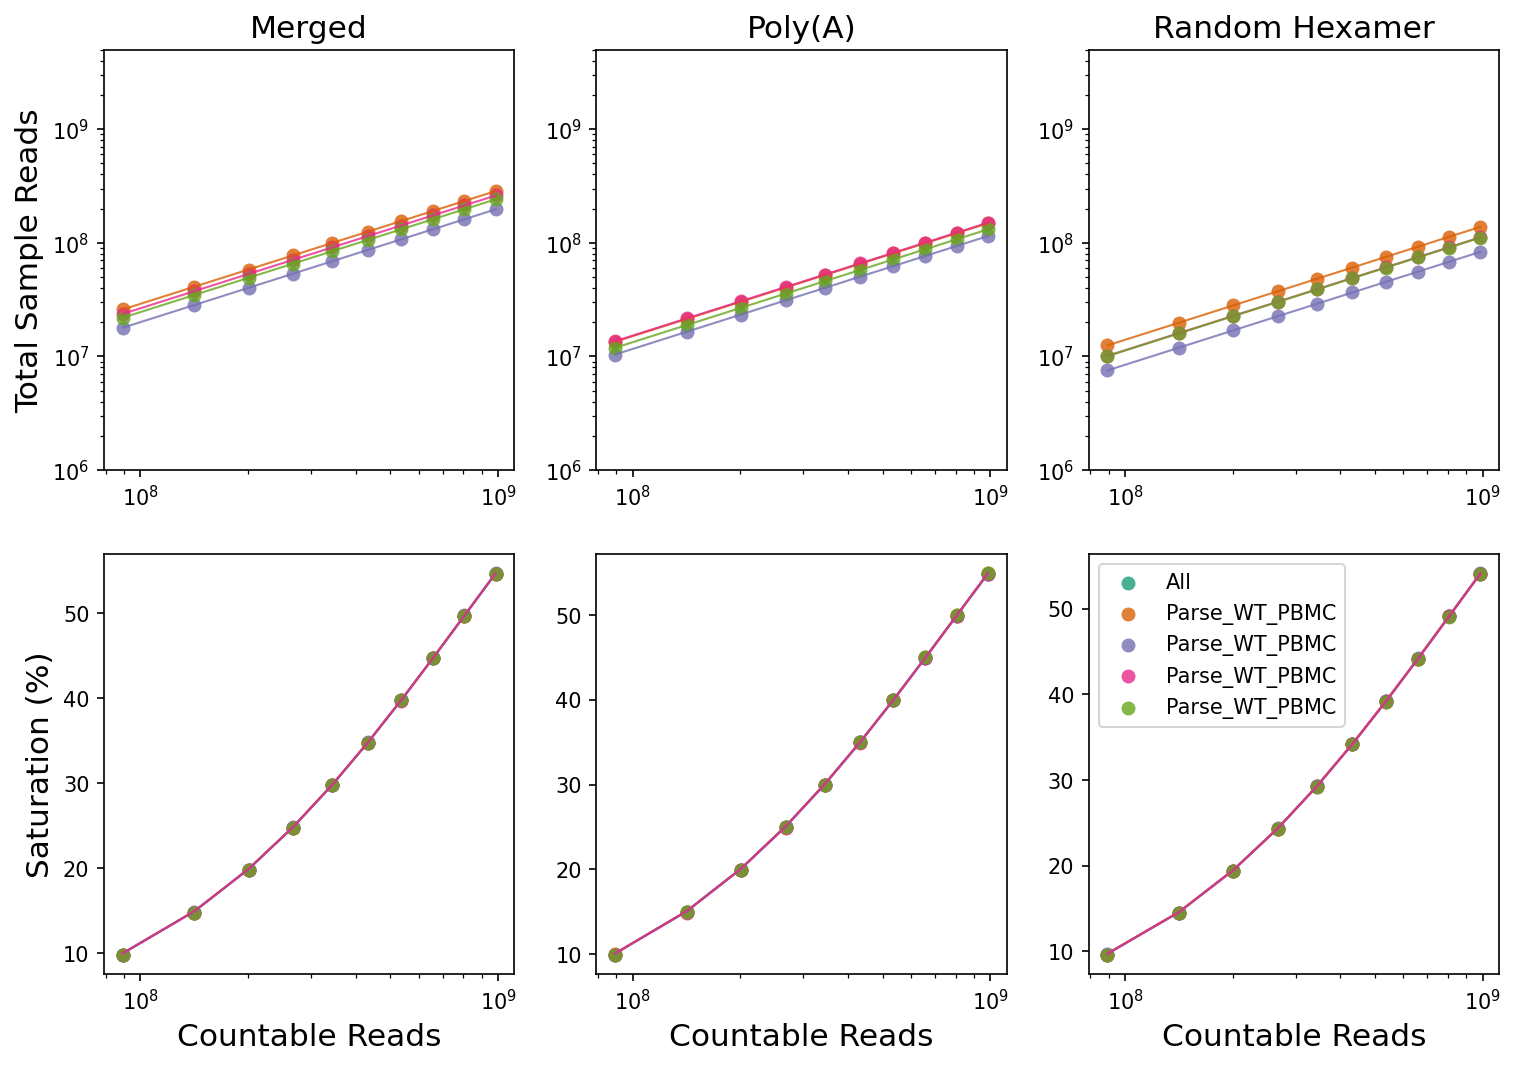
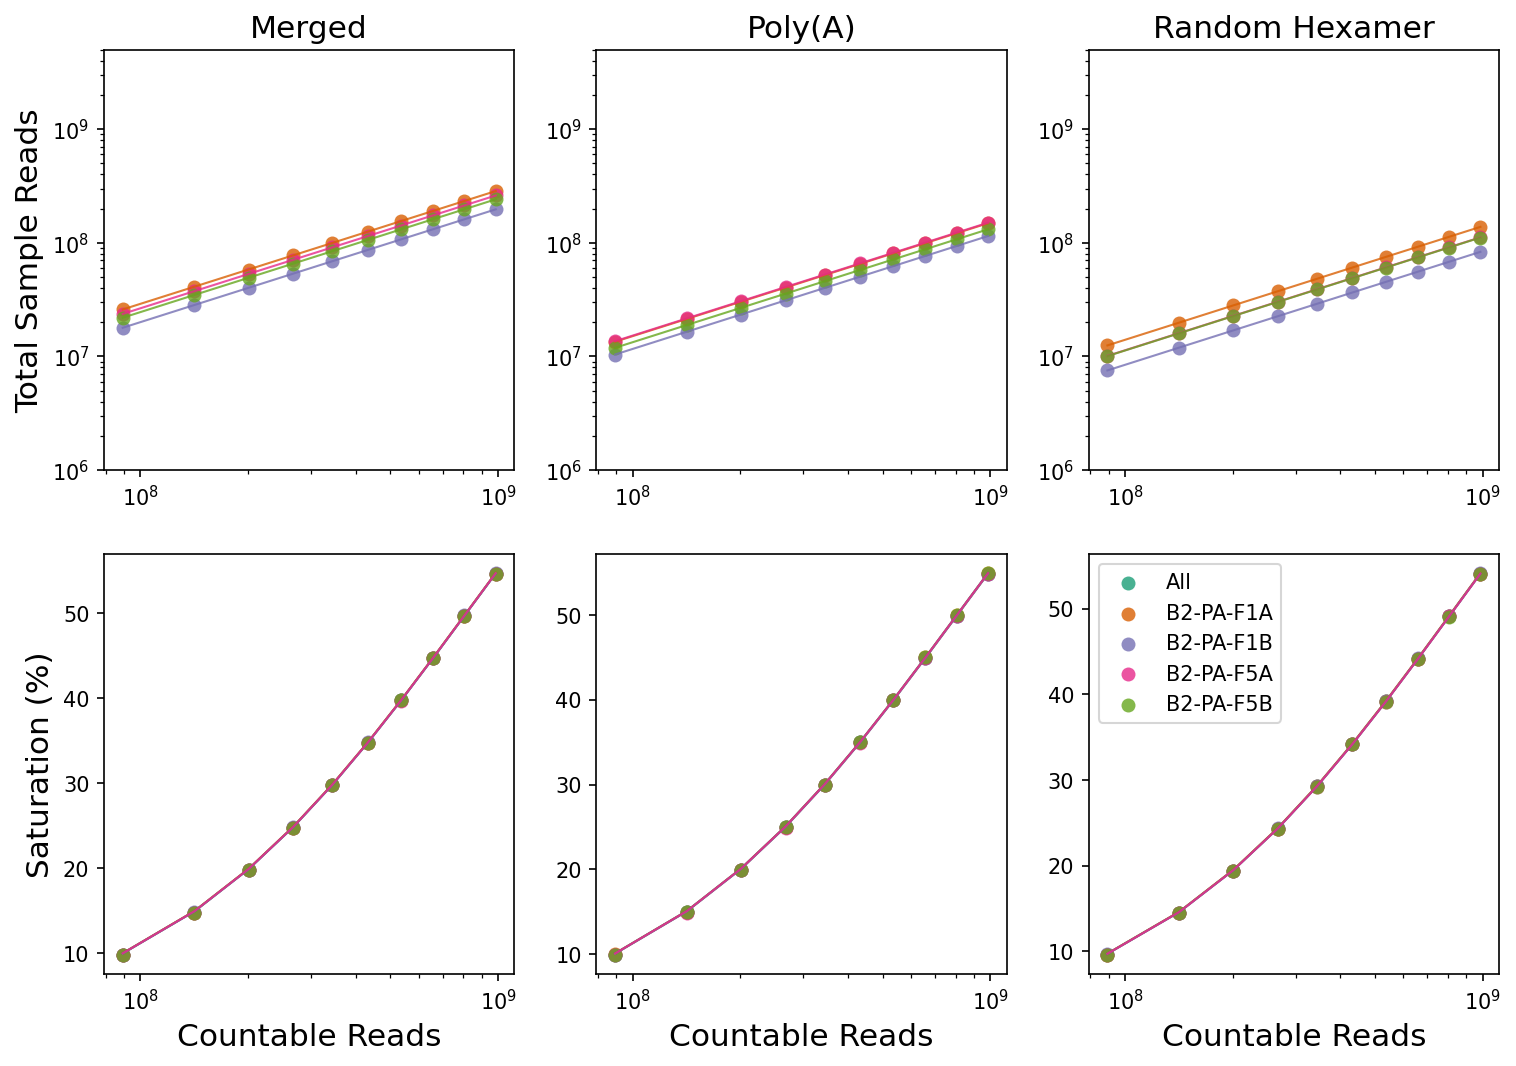
The notebook cell's code change between the first figure and the second:
--- before
+++ after
@@ -12,5 +12,5 @@
     
     rx[1].scatter(full_count['reads'], cb['saturation'], s=45, color=plt.cm.Dark2.colors[0], label='All', alpha=0.8, lw=0)
-    rx[1].plot(full_count['reads'], psat, lw=1, color=plt.cm.Dark2.colors[i], alpha=0.8)    
+    rx[1].plot(full_count['reads'], psat, lw=1, color=plt.cm.Dark2.colors[0], alpha=0.8)    
     for kk, v in nbc.serialize().items():
         row[kk] = v
@@ -27,8 +27,8 @@
         row = {'sample':s, 'primer_mode':lab, 'cells':cell_counts[s], 'total_reads':sel.total_reads, 'saturation':(100.0 - 100.0 * sel.total_molecules/sel.total_reads),
                'total_molecules':sel.total_molecules, 'saturation_mae':np.mean(np.abs(psat - cb['saturation'].values).mean())}
-        rx[0].scatter(full_count['reads'], csel['total_reads'], s=45, color=plt.cm.Dark2.colors[i+1], label=sample, alpha=0.8, lw=0)
+        rx[0].scatter(full_count['reads'], csel['total_reads'], s=45, color=plt.cm.Dark2.colors[i+1], label=s, alpha=0.8, lw=0)
         rx[0].plot(full_count['reads'], csel['total_reads'], lw=1, color=plt.cm.Dark2.colors[i+1], alpha=0.8)
 
-        rx[1].scatter(full_count['reads'], csel['saturation'], s=45, color=plt.cm.Dark2.colors[i+1], label=sample, alpha=0.8, lw=0)
+        rx[1].scatter(full_count['reads'], csel['saturation'], s=45, color=plt.cm.Dark2.colors[i+1], label=s, alpha=0.8, lw=0)
         rx[1].plot(full_count['reads'], psat, lw=1, color=plt.cm.Dark2.colors[i], alpha=0.8)
 

Commit: fixed an incorrect legend